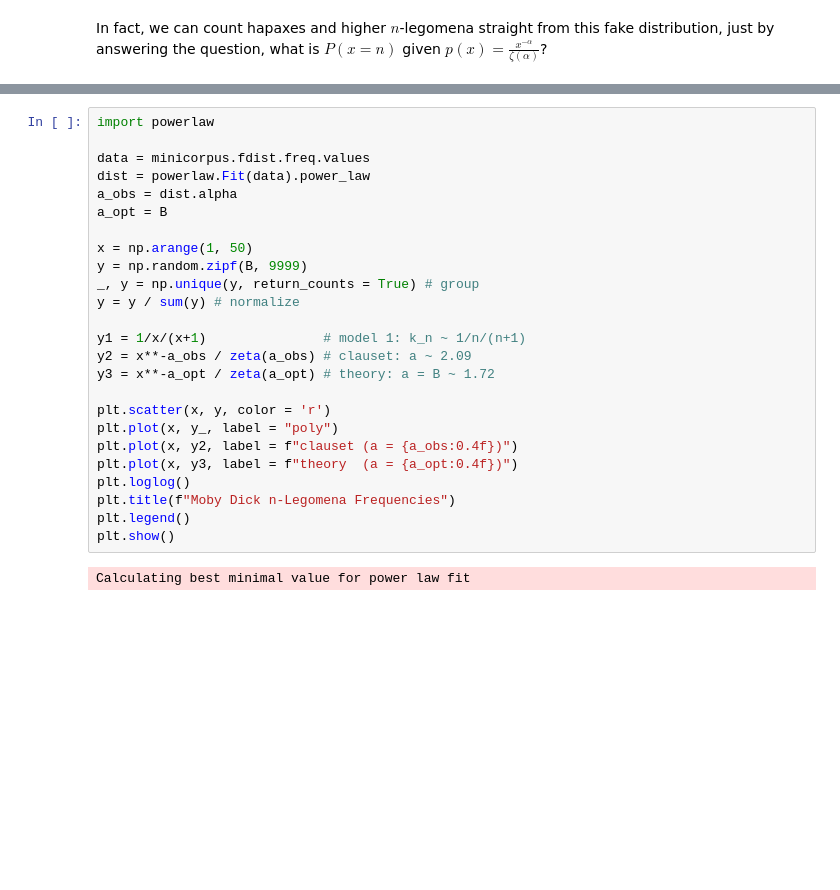
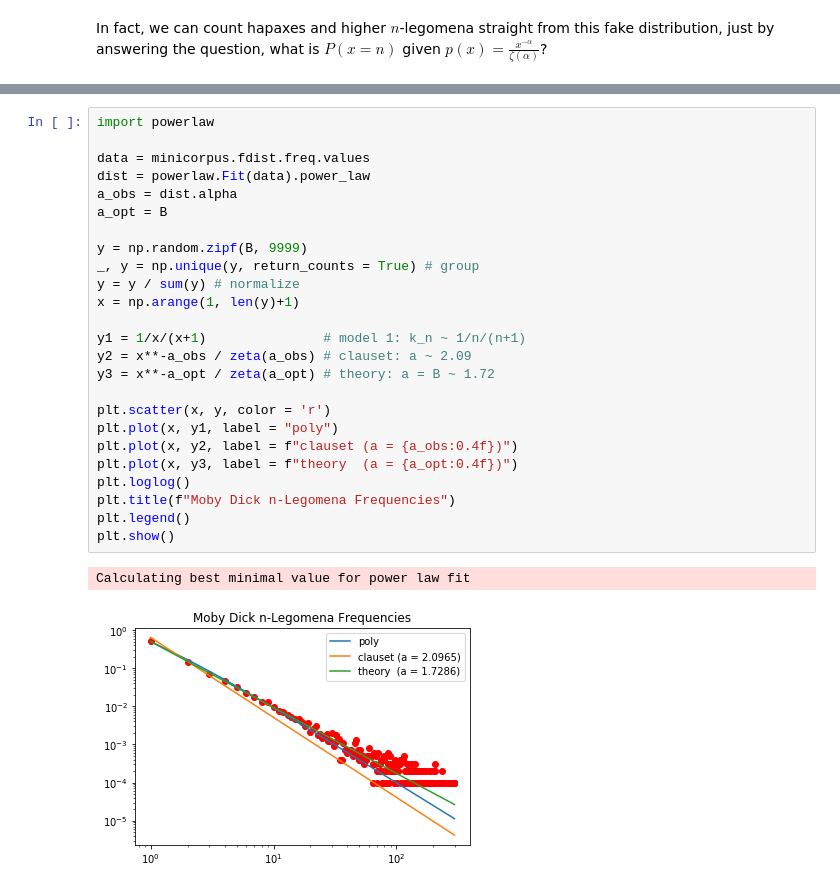
Before and after one commit to VictorDavis/legomena, a Jupyter notebook: notebooks/clauset.ipynb, the cells around one changed output, grey strips where cells are left out. Drawn from its saved outputs; the diff is of its cells as text; blank space fills up the shorter version.

```diff
--- a/notebooks/clauset.ipynb
+++ b/notebooks/clauset.ipynb
@@ -192,30 +192,31 @@ Frequency distribution accessible as <corpus>.fdist
 # %%
 import powerlaw
 
 data = minicorpus.fdist.freq.values
 dist = powerlaw.Fit(data).power_law
 a_obs = dist.alpha
 a_opt = B
 
-x = np.arange(1, 50)
 y = np.random.zipf(B, 9999)
 _, y = np.unique(y, return_counts = True) # group
 y = y / sum(y) # normalize
+x = np.arange(1, len(y)+1)
 
 y1 = 1/x/(x+1)               # model 1: k_n ~ 1/n/(n+1)
 y2 = x**-a_obs / zeta(a_obs) # clauset: a ~ 2.09
 y3 = x**-a_opt / zeta(a_opt) # theory: a = B ~ 1.72
 
 plt.scatter(x, y, color = 'r')
-plt.plot(x, y_, label = "poly")
+plt.plot(x, y1, label = "poly")
 plt.plot(x, y2, label = f"clauset (a = {a_obs:0.4f})")
 plt.plot(x, y3, label = f"theory  (a = {a_opt:0.4f})")
 plt.loglog()
 plt.title(f"Moby Dick n-Legomena Frequencies")
 plt.legend()
 plt.show()
 # %% [output]
 Calculating best minimal value for power law fit
+[figure, added]
 # %%
 import powerlaw
 
```
Also changed, not shown: parts of 7 cells of this notebook, 1 other file.
